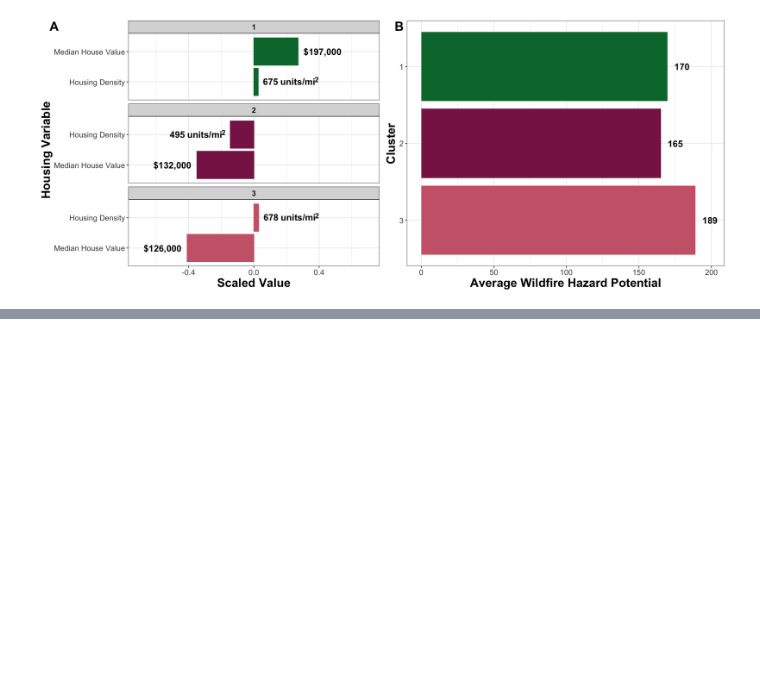
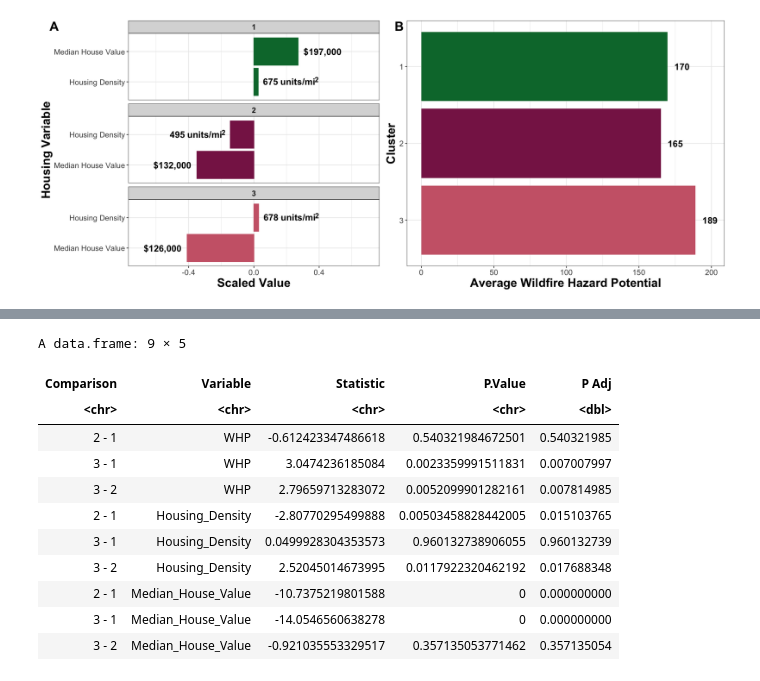
Before and after one commit to UNC-CEMALB/ENVIROSCAN, a Jupyter notebook: 4. Cluster Variable Averages/Cluster Variable Averages (Figure 4 & S1).ipynb, the cells around one changed output, grey strips where cells are left out. Saved outputs shown, nothing was run; the diff lists cells and outputs as text; code cells hidden in the pictures; blank space fills up the shorter version.

```diff
--- a/4. Cluster Variable Averages/Cluster Variable Averages (Figure 4 & S1).ipynb
+++ b/4. Cluster Variable Averages/Cluster Variable Averages (Figure 4 & S1).ipynb
@@ -339,0 +412,9 @@ ggsave(Figure5,
+# %%
+# running anova
+whp_anova = aov(WHP ~ Cluster, data = whp_cluster_df)
+density_anova = aov(Housing_Density ~ Cluster, data = ses_cluster_df)
+house_value_anova = aov(Median_House_Value ~ Cluster, data = ses_cluster_df)
+
+summary(whp_anova)
+summary(density_anova)
+summary(house_value_anova)
@@ -339,0 +437,37 @@ ggsave(Figure5,
+# %%
+# creating tukey function
+get_tukeys = function(anova){
+    # tukey's post hoc
+    tukeys_summary = summary(glht(anova, linfct = mcp(Cluster = "Tukey")), test = adjusted("none"))
+    tukeys_test = tukeys_summary$test
+
+    # creating final df
+    tukey_df = data.frame(cbind(Variable = colnames(anova$model)[1], Statistic = tukeys_test$tstat,
+                                `P Value` = tukeys_test$pvalues)) %>%
+        rownames_to_column(var = "Comparison")
+    tukey_df$`P Adj` = p.adjust(tukey_df$P.Value, method = "fdr")
+
+    return(tukey_df)
+}
+
+# calling fn
+whp_tukeys = get_tukeys(whp_anova)
+density_tukeys = get_tukeys(density_anova)
+house_value_tukeys = get_tukeys(house_value_anova)
+# %%
+# creating 1 df
+tukeys_results = rbind(whp_tukeys, density_tukeys, house_value_tukeys)
+tukeys_results
+# %% [output]
+A data.frame: 9 × 5
+| Comparison | Variable | Statistic | P.Value | P Adj |
+| <chr> | <chr> | <chr> | <chr> | <dbl> |
+| 2 - 1 | WHP | -0.612423347486618 | 0.540321984672501 | 0.540321985 |
+| 3 - 1 | WHP | 3.0474236185084 | 0.0023359991511831 | 0.007007997 |
+| 3 - 2 | WHP | 2.79659713283072 | 0.0052099901282161 | 0.007814985 |
+| 2 - 1 | Housing_Density | -2.80770295499888 | 0.00503458828442005 | 0.015103765 |
+| 3 - 1 | Housing_Density | 0.0499928304353573 | 0.960132738906055 | 0.960132739 |
+| 3 - 2 | Housing_Density | 2.52045014673995 | 0.0117922320462192 | 0.017688348 |
+| 2 - 1 | Median_House_Value | -10.7375219801588 | 0 | 0.000000000 |
+| 3 - 1 | Median_House_Value | -14.0546560638278 | 0 | 0.000000000 |
+| 3 - 2 | Median_House_Value | -0.921035553329517 | 0.357135053771462 | 0.357135054 |
```
Also changed, not shown: parts of 14 cells of this notebook.
